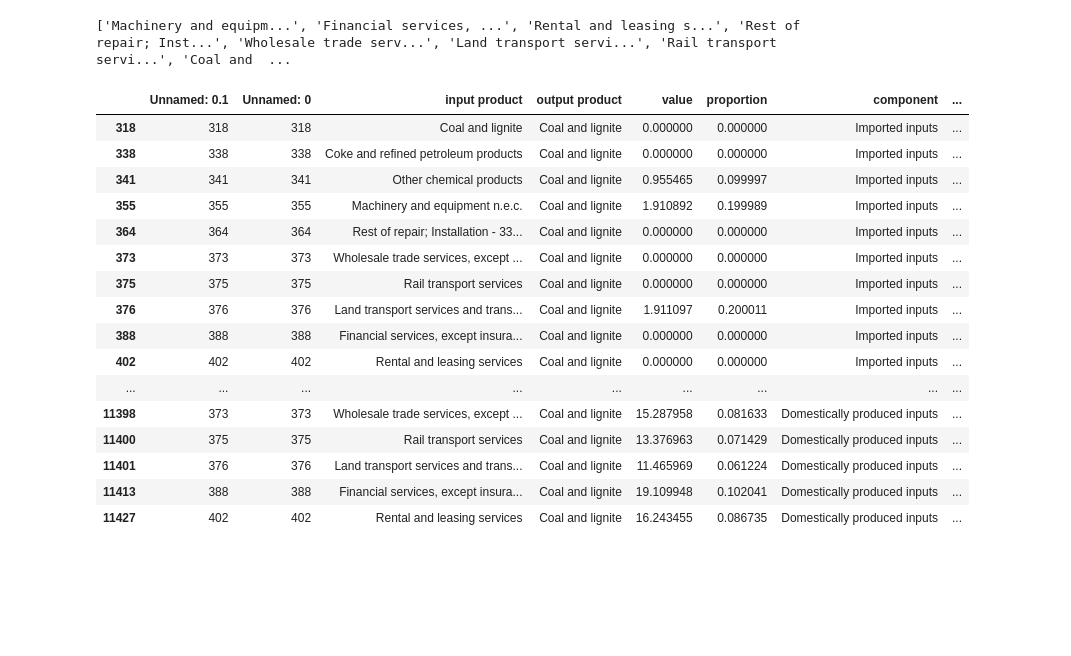
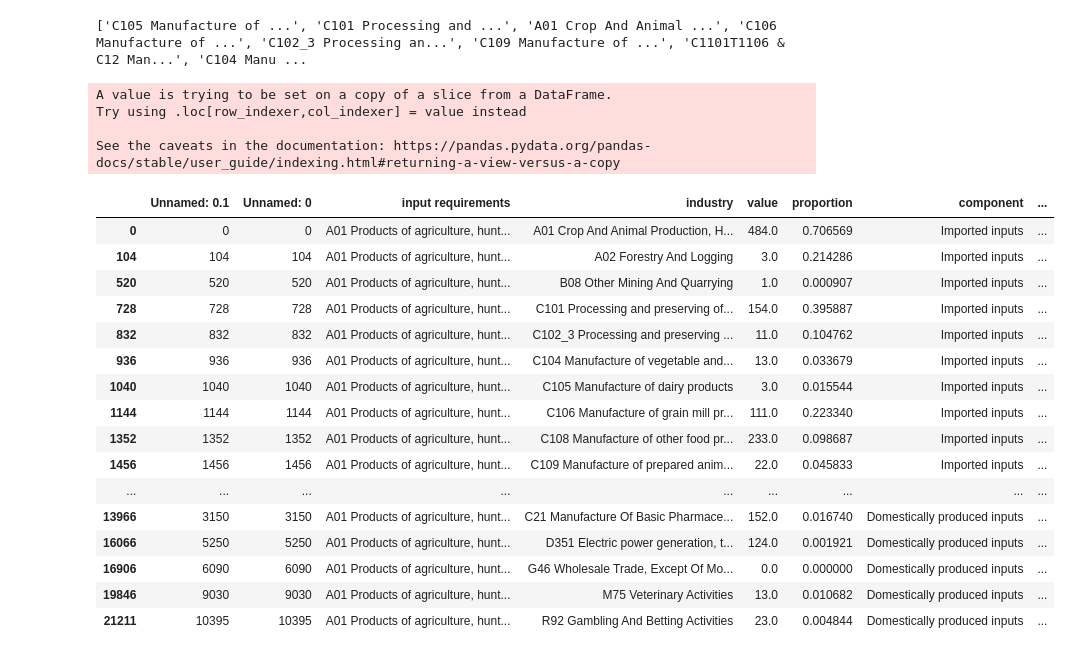
Before and after one commit to banksad/supply_chain_app, a Jupyter notebook: data/analysis.ipynb, the cells around one changed output. Drawn from its saved outputs; the diff is of its cells as text; code cells hidden in the pictures; blank space fills up the shorter version.

```diff
--- a/data/analysis.ipynb
+++ b/data/analysis.ipynb
@@ -5,6 +5,6 @@ import matplotlib.pyplot as plt
 import numpy as np
 import plotly.express as px
 # %%
-combined = pd.read_csv('combined.csv')
+combined = pd.read_csv('combined_pi.csv')
 combined.head()
 # %% [output]
@@ -19,7 +17,12 @@ combined_product = 'Coal and lignite'
+# %%
+combined_product = 'A01 Products of agriculture, hunting and related services'
 # %%
-combined_subset = combined[combined['output product']==combined_product]
+combined_subset = combined[combined['input requirements']==combined_product]
 
-combined_subset['input_product_trun'] = combined_subset['input product'].apply(lambda x: x[:20]+'...')
+combined_subset['input_product_trun'] = combined_subset['input requirements'].apply(lambda x: x[:20]+'...')
+combined_subset['industry_trun'] = combined_subset['industry'].apply(lambda x: x[:20]+'...')
+
+combined_subset
 # %% [output]
 A value is trying to be set on a copy of a slice from a DataFrame.
 Try using .loc[row_indexer,col_indexer] = value instead
@@ -28,28 +51,32 @@ See the caveats in the documentation: https://pandas.pydata.org/pandas-docs/stab
 # %%
-yarray = combined_subset.groupby('input_product_trun')['value'].sum().sort_values(ascending=False).head(10).index.tolist()
+yarray = combined_subset.groupby('industry_trun')['proportion_total'].sum().sort_values(ascending=False).head(20).index.tolist()
 print(yarray)
 # %% [output]
-['Machinery and equipm...', 'Financial services, ...', 'Rental and leasing s...', 'Rest of repair; Inst...', 'Wholesale trade serv...', 'Land transport servi...', 'Rail transport servi...', 'Coal and  ...
+['C105 Manufacture of ...', 'C101 Processing and ...', 'A01 Crop And Animal ...', 'C106 Manufacture of ...', 'C102_3 Processing an...', 'C109 Manufacture of ...', 'C1101T1106 & C12 Man...', 'C104 Manu ...
 # %%
-combined_subset = combined_subset[combined_subset['input product'].isin(yarray)]
-
+combined_subset = combined_subset[combined_subset['industry_trun'].isin(yarray)]
+combined_subset['proportion_total'] = combined_subset['proportion_total']*100
 combined_subset
 # %% [output]
+A value is trying to be set on a copy of a slice from a DataFrame.
+Try using .loc[row_indexer,col_indexer] = value instead
+
+See the caveats in the documentation: https://pandas.pydata.org/pandas-docs/stable/user_guide/indexing.html#returning-a-view-versus-a-copy
-|  | Unnamed: 0.1 | Unnamed: 0 | input product | output product | value | proportion | component | ... |
-| 318 | 318 | 318 | Coal and lignite | Coal and lignite | 0.000000 | 0.000000 | Imported inputs | ... |
-| 338 | 338 | 338 | Coke and refined petroleum products | Coal and lignite | 0.000000 | 0.000000 | Imported inputs | ... |
-| 341 | 341 | 341 | Other chemical products | Coal and lignite | 0.955465 | 0.099997 | Imported inputs | ... |
-| 355 | 355 | 355 | Machinery and equipment n.e.c. | Coal and lignite | 1.910892 | 0.199989 | Imported inputs | ... |
-| 364 | 364 | 364 | Rest of repair; Installation - 33... | Coal and lignite | 0.000000 | 0.000000 | Imported inputs | ... |
-| 373 | 373 | 373 | Wholesale trade services, except ... | Coal and lignite | 0.000000 | 0.000000 | Imported inputs | ... |
-| 375 | 375 | 375 | Rail transport services | Coal and lignite | 0.000000 | 0.000000 | Imported inputs | ... |
-| 376 | 376 | 376 | Land transport services and trans... | Coal and lignite | 1.911097 | 0.200011 | Imported inputs | ... |
-| 388 | 388 | 388 | Financial services, except insura... | Coal and lignite | 0.000000 | 0.000000 | Imported inputs | ... |
-| 402 | 402 | 402 | Rental and leasing services | Coal and lignite | 0.000000 | 0.000000 | Imported inputs | ... |
+|  | Unnamed: 0.1 | Unnamed: 0 | input requirements | industry | value | proportion | component | ... |
+| 0 | 0 | 0 | A01 Products of agriculture, hunt... | A01 Crop And Animal Production, H... | 484.0 | 0.706569 | Imported inputs | ... |
+| 104 | 104 | 104 | A01 Products of agriculture, hunt... | A02 Forestry And Logging | 3.0 | 0.214286 | Imported inputs | ... |
+| 520 | 520 | 520 | A01 Products of agriculture, hunt... | B08 Other Mining And Quarrying | 1.0 | 0.000907 | Imported inputs | ... |
+| 728 | 728 | 728 | A01 Products of agriculture, hunt... | C101 Processing and preserving of... | 154.0 | 0.395887 | Imported inputs | ... |
+| 832 | 832 | 832 | A01 Products of agriculture, hunt... | C102_3 Processing and preserving ... | 11.0 | 0.104762 | Imported inputs | ... |
+| 936 | 936 | 936 | A01 Products of agriculture, hunt... | C104 Manufacture of vegetable and... | 13.0 | 0.033679 | Imported inputs | ... |
+| 1040 | 1040 | 1040 | A01 Products of agriculture, hunt... | C105 Manufacture of dairy products | 3.0 | 0.015544 | Imported inputs | ... |
+| 1144 | 1144 | 1144 | A01 Products of agriculture, hunt... | C106 Manufacture of grain mill pr... | 111.0 | 0.223340 | Imported inputs | ... |
+| 1352 | 1352 | 1352 | A01 Products of agriculture, hunt... | C108 Manufacture of other food pr... | 233.0 | 0.098687 | Imported inputs | ... |
+| 1456 | 1456 | 1456 | A01 Products of agriculture, hunt... | C109 Manufacture of prepared anim... | 22.0 | 0.045833 | Imported inputs | ... |
 | ... | ... | ... | ... | ... | ... | ... | ... | ... |
-| 11398 | 373 | 373 | Wholesale trade services, except ... | Coal and lignite | 15.287958 | 0.081633 | Domestically produced inputs | ... |
-| 11400 | 375 | 375 | Rail transport services | Coal and lignite | 13.376963 | 0.071429 | Domestically produced inputs | ... |
-| 11401 | 376 | 376 | Land transport services and trans... | Coal and lignite | 11.465969 | 0.061224 | Domestically produced inputs | ... |
-| 11413 | 388 | 388 | Financial services, except insura... | Coal and lignite | 19.109948 | 0.102041 | Domestically produced inputs | ... |
-| 11427 | 402 | 402 | Rental and leasing services | Coal and lignite | 16.243455 | 0.086735 | Domestically produced inputs | ... |
+| 13966 | 3150 | 3150 | A01 Products of agriculture, hunt... | C21 Manufacture Of Basic Pharmace... | 152.0 | 0.016740 | Domestically produced inputs | ... |
+| 16066 | 5250 | 5250 | A01 Products of agriculture, hunt... | D351 Electric power generation, t... | 124.0 | 0.001921 | Domestically produced inputs | ... |
+| 16906 | 6090 | 6090 | A01 Products of agriculture, hunt... | G46 Wholesale Trade, Except Of Mo... | 0.0 | 0.000000 | Domestically produced inputs | ... |
+| 19846 | 9030 | 9030 | A01 Products of agriculture, hunt... | M75 Veterinary Activities | 13.0 | 0.010682 | Domestically produced inputs | ... |
+| 21211 | 10395 | 10395 | A01 Products of agriculture, hunt... | R92 Gambling And Betting Activities | 23.0 | 0.004844 | Domestically produced inputs | ... |
 # %%
```
Also changed, not shown: parts of 5 cells of this notebook, 1 other file.
